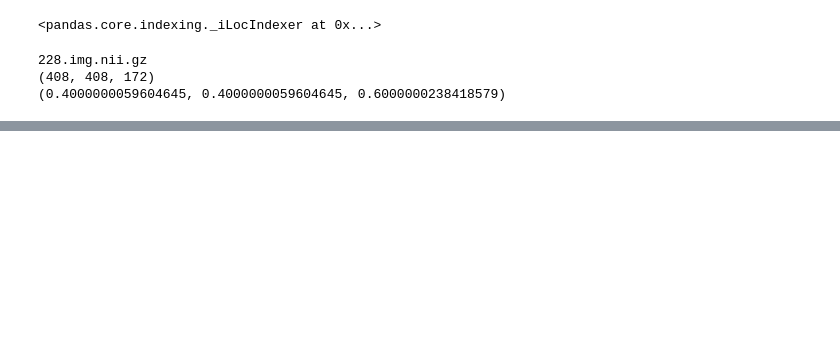
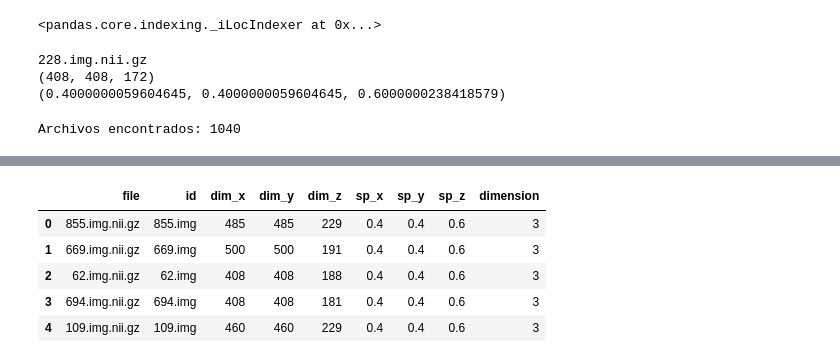
Before and after one commit to jsvsebastian/3D-Segmentation-RES_UNET, a Jupyter notebook: notebooks/resampling.ipynb, the cells around one changed output, grey strips where cells are left out. Drawn from its saved outputs; the diff is of its cells as text; code cells hidden in the pictures; blank space fills up the shorter version.

Commit message:
con errores

```diff
--- a/notebooks/resampling.ipynb
+++ b/notebooks/resampling.ipynb
@@ -47,3 +47,76 @@ print(spacing)
 228.img.nii.gz
 (408, 408, 172)
 (0.4000000059604645, 0.4000000059604645, 0.6000000238418579)
+# %%
+import os
+import SimpleITK as sitk
+import pandas as pd
+from tqdm import tqdm
+
+def extraer_info_tecnica(path):
+    img       = sitk.ReadImage(path)
+    size      = img.GetSize()
+    spacing   = img.GetSpacing()
+    dimension = img.GetDimension()
+    idImage   = os.path.splitext(os.path.splitext(os.path.basename(path))[0])[0]
+    return idImage, size, spacing, dimension
+
+RESAMPLED_DIR = '/media/mrsmile/IA/tesis/data/processed/resampled'
+CSV_OUT       = '/media/mrsmile/IA/tesis/data/metadata/resampled_sizes.csv'
+
+files = [f for f in os.listdir(RESAMPLED_DIR) if f.endswith('.nii.gz')]
+print(f'Archivos encontrados: {len(files)}')
+
+records = []
+errors  = []
+
+for fname in tqdm(files):
+    path = os.path.join(RESAMPLED_DIR, fname)
+    try:
+        idImage, size, spacing, dimension = extraer_info_tecnica(path)
+        records.append({
+            'file':      fname,
+            'id':        idImage,
+            'dim_x':     size[0],
+            'dim_y':     size[1],
+            'dim_z':     size[2],
+            'sp_x':      round(spacing[0], 4),
+            'sp_y':      round(spacing[1], 4),
+            'sp_z':      round(spacing[2], 4),
+            'dimension': dimension,
+        })
+    except Exception as e:
+        errors.append({'file': fname, 'error': str(e)})
+
+df = pd.DataFrame(records)
+
+# ── Exportar CSV
+os.makedirs(os.path.dirname(CSV_OUT), exist_ok=True)
+df.to_csv(CSV_OUT, index=False)
+print(f'\nCSV guardado: {CSV_OUT}')
+print(f'Total procesados: {len(df)}')
+print(f'Errores:          {len(errors)}')
+
+if errors:
+    print('\nArchivos con error:')
+    for e in errors:
+        print(f"  {e['file']}: {e['error']}")
+
+# ── Resumen
+print(f'\n── Tamaños únicos (dim_x, dim_y, dim_z):')
+print(df.groupby(['dim_x','dim_y','dim_z']).size()
+        .reset_index(name='count')
+        .sort_values('count', ascending=False)
+        .to_string(index=False))
+
+print(f'\n── Spacings únicos:')
+print(df.groupby(['sp_x','sp_y','sp_z']).size()
+        .reset_index(name='count')
+        .to_string(index=False))
+
+print(f'\n── Estadísticas dim_z (variable por FOV):')
+print(df['dim_z'].describe())
+
+df.head()
+# %% [output]
+Archivos encontrados: 1040
@@ -49,0 +140,6 @@ print(spacing)
+|  | file | id | dim_x | dim_y | dim_z | sp_x | sp_y | sp_z | dimension |
+| 0 | 855.img.nii.gz | 855.img | 485 | 485 | 229 | 0.4 | 0.4 | 0.6 | 3 |
+| 1 | 669.img.nii.gz | 669.img | 500 | 500 | 191 | 0.4 | 0.4 | 0.6 | 3 |
+| 2 | 62.img.nii.gz | 62.img | 408 | 408 | 188 | 0.4 | 0.4 | 0.6 | 3 |
+| 3 | 694.img.nii.gz | 694.img | 408 | 408 | 181 | 0.4 | 0.4 | 0.6 | 3 |
+| 4 | 109.img.nii.gz | 109.img | 460 | 460 | 229 | 0.4 | 0.4 | 0.6 | 3 |
```
Also changed, not shown: parts of 2 cells of this notebook, 11 other files.
